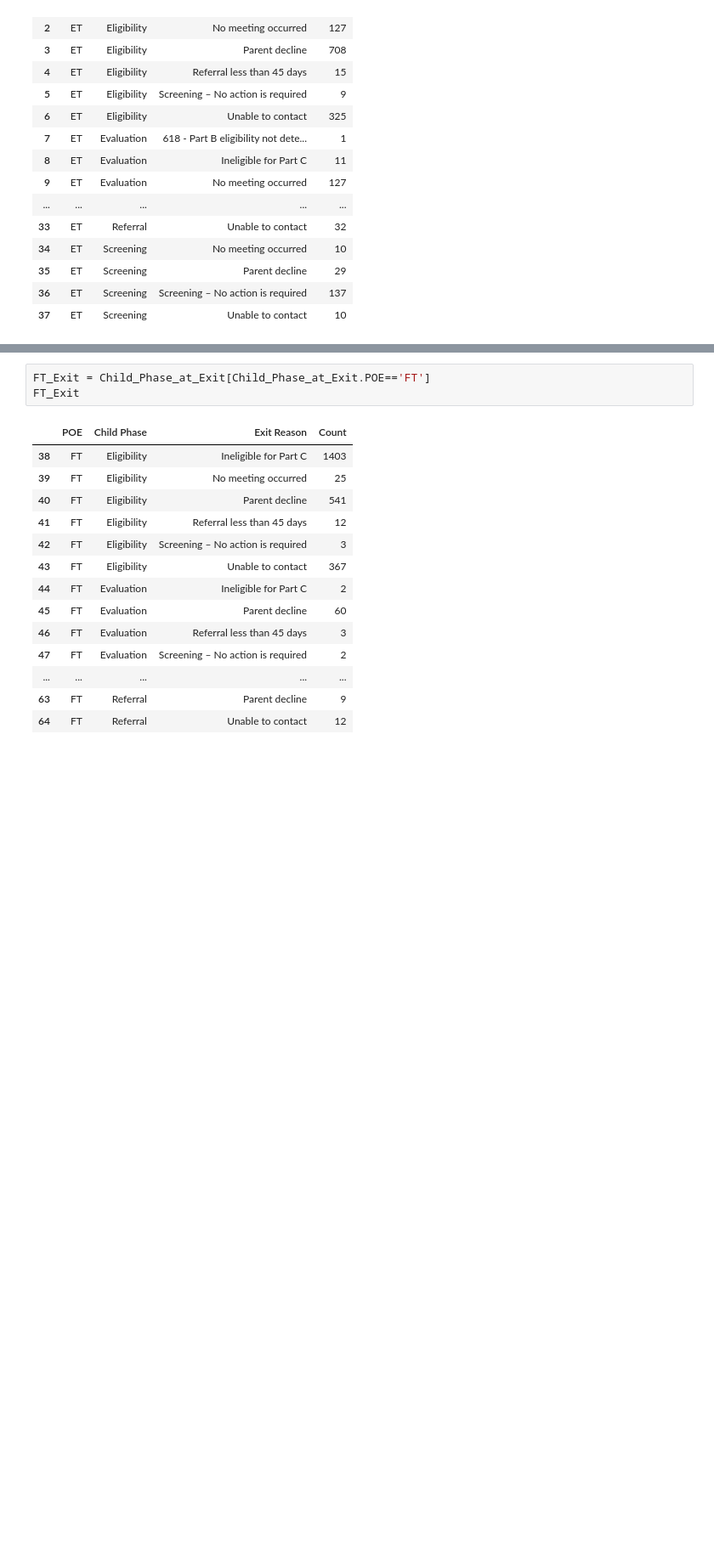
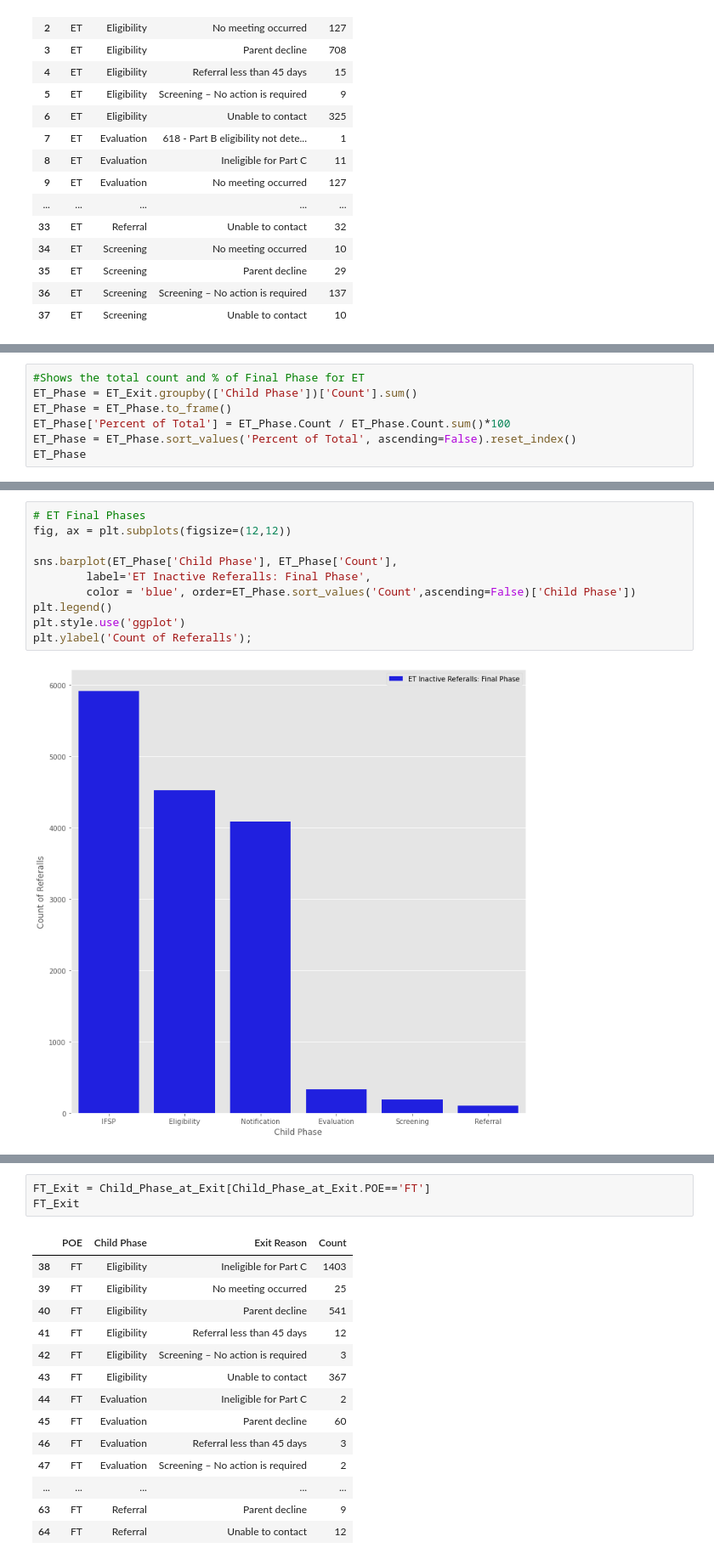
Before and after one commit to NSS-Full-Time-Data-Analytics-7/teis_project-gaston, a Jupyter notebook: notebooks/Gaston Michael DIDD Project.ipynb, the cells around one changed output, grey strips where cells are left out. Shown at 85% size. Drawn from its saved outputs; the diff is of its cells as text; blank space fills up the shorter version.

```diff
--- a/notebooks/Gaston Michael DIDD Project.ipynb
+++ b/notebooks/Gaston Michael DIDD Project.ipynb
@@ -230,3 +233,10 @@ See the caveats in the documentation: https://pandas.pydata.org/pandas-docs/stab
 | 35 | 31 | ET | Referral | Referral less than 45 days | 1 | 0.006600 |
 | 36 | 7 | ET | Evaluation | 618 - Part B eligibility not dete... | 1 | 0.006600 |
 | 37 | 0 | ET | Eligibility | 618 - Parent withdraw | 1 | 0.006600 |
+# %%
+#Shows the total count and % of Final Phase for ET
+ET_Phase = ET_Exit.groupby(['Child Phase'])['Count'].sum()
+ET_Phase = ET_Phase.to_frame()
+ET_Phase['Percent of Total'] = ET_Phase.Count / ET_Phase.Count.sum()*100
+ET_Phase = ET_Phase.sort_values('Percent of Total', ascending=False).reset_index()
+ET_Phase
@@ -232,0 +251,12 @@ See the caveats in the documentation: https://pandas.pydata.org/pandas-docs/stab
+# %%
+# ET Final Phases
+fig, ax = plt.subplots(figsize=(12,12))
+
+sns.barplot(ET_Phase['Child Phase'], ET_Phase['Count'],
+        label='ET Inactive Referalls: Final Phase',
+        color = 'blue', order=ET_Phase.sort_values('Count',ascending=False)['Child Phase'])
+plt.legend()
+plt.style.use('ggplot')
+plt.ylabel('Count of Referalls');
+# %% [output]
+[figure, added]
```
Also changed, not shown: parts of 41 cells of this notebook.
